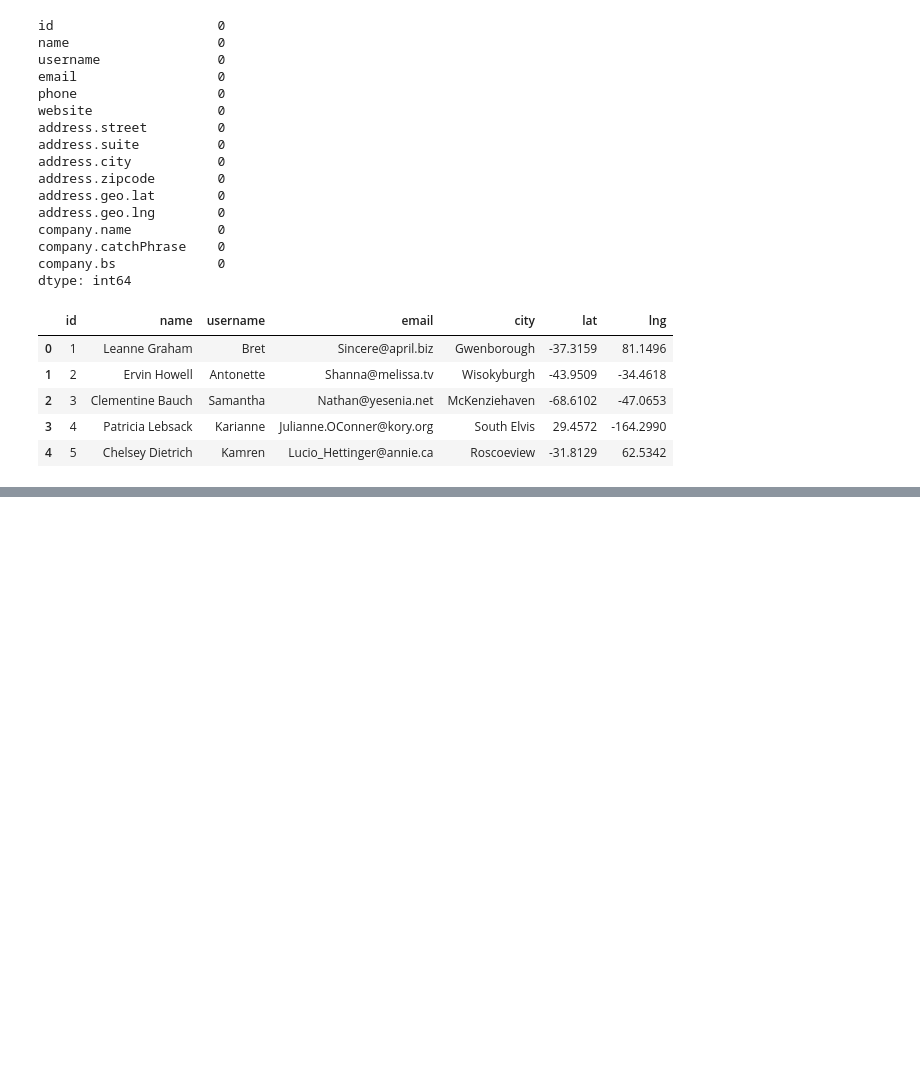
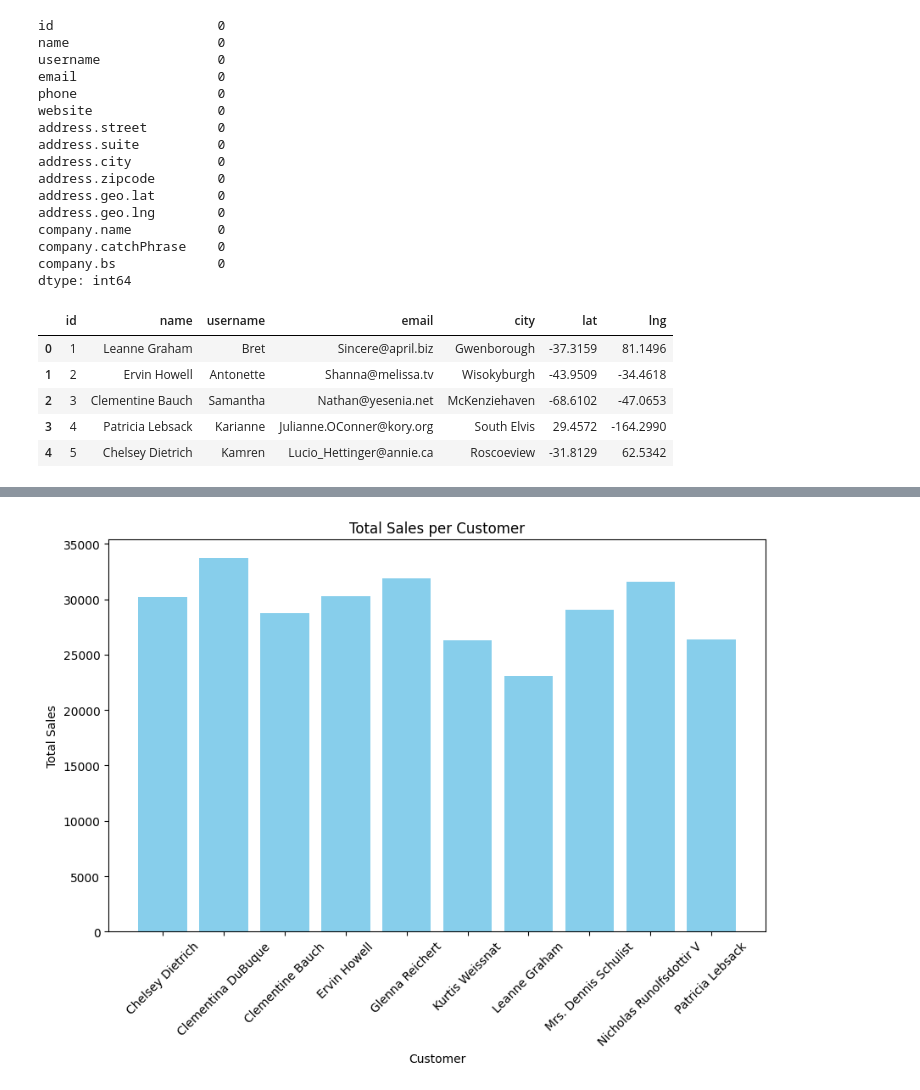
Before and after one commit to GSivaPriya/Data-Pipeline, a Jupyter notebook: sales_data_pipeline.ipynb, the cells around one changed output, grey strips where cells are left out. Cells and saved outputs as stored; diff of their text form; code cells hidden in the pictures; blank space fills up the shorter version.

Commit message:
Update README.md requirements.txt sales_data_pipeline.ipynb

```diff
--- a/sales_data_pipeline.ipynb
+++ b/sales_data_pipeline.ipynb
@@ -23,0 +48,3 @@ sales_data.duplicated().sum()
+# %%
+#There are 55 duplicate order ids. Order ids cannot be duplicates, so removing the duplicated rows
+sales_data_unique = sales_data.drop_duplicates(subset=['order_id'])
@@ -163,8 +194,8 @@ def create_weather_info(user_data):
         if weather_info:
             # Extract relevant data
             data = {
-                "address.geo.lat": latitude,
-                "address.geo.lng": longitude,
+                "lat": latitude,
+                "lng": longitude,
                 "main_weather": weather_info["weather"][0]["main"],
                 "description": weather_info["weather"][0]["description"],
                 "temperature": weather_info["main"]["temp"],
@@ -188,0 +245,7 @@ KeyError: 'address.geo.lat'
+# %%
+#merging sales_data, user_data and weather data
+user_weather_df = user_data.merge(weather_data, on=['lat', 'lng'], how='left')
+#Merge user and weather data with Sales data
+merged_df=sales_data_unique.merge(user_weather_df,left_on=['customer_id'], right_on=['id'],how='inner')
+merged_df.drop(columns=["id"], inplace=True)
+print(merged_df.head())
@@ -188,0 +302,19 @@ KeyError: 'address.geo.lat'
+# %%
+#Changing datatypes and Visualizations:
+
+merged_df['order_date'] = pd.to_datetime(merged_df['order_date']) #change orderdate to datetime
+
+# Calculate total sales amount per customer and create new column
+merged_df['total_sale'] = merged_df['quantity'] * merged_df['price']
+sales_per_customer = merged_df.groupby('name')['total_sale'].sum().reset_index()
+
+# Plot total sales per customer
+plt.figure(figsize=(10, 6))
+plt.bar(sales_per_customer['name'], sales_per_customer['total_sale'], color='skyblue')
+plt.xlabel('Customer')
+plt.ylabel('Total Sales')
+plt.title('Total Sales per Customer')
+plt.xticks(rotation=45)
+plt.show()
+# %% [output]
+[figure, added]
```
Also changed, not shown: parts of 19 cells of this notebook, 4 other files.
